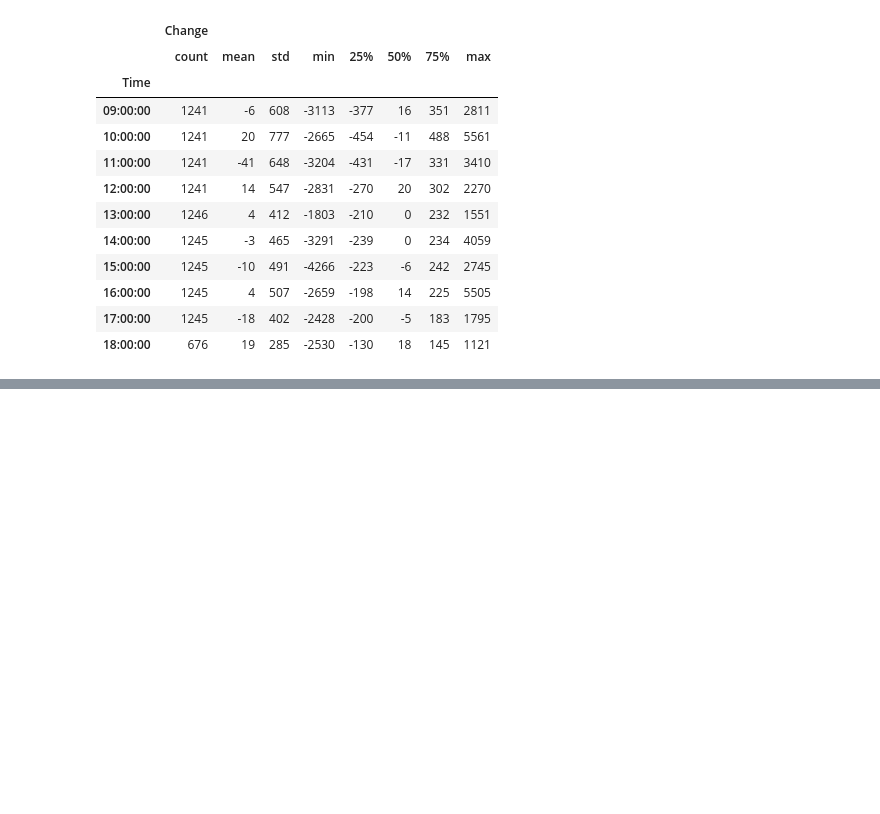
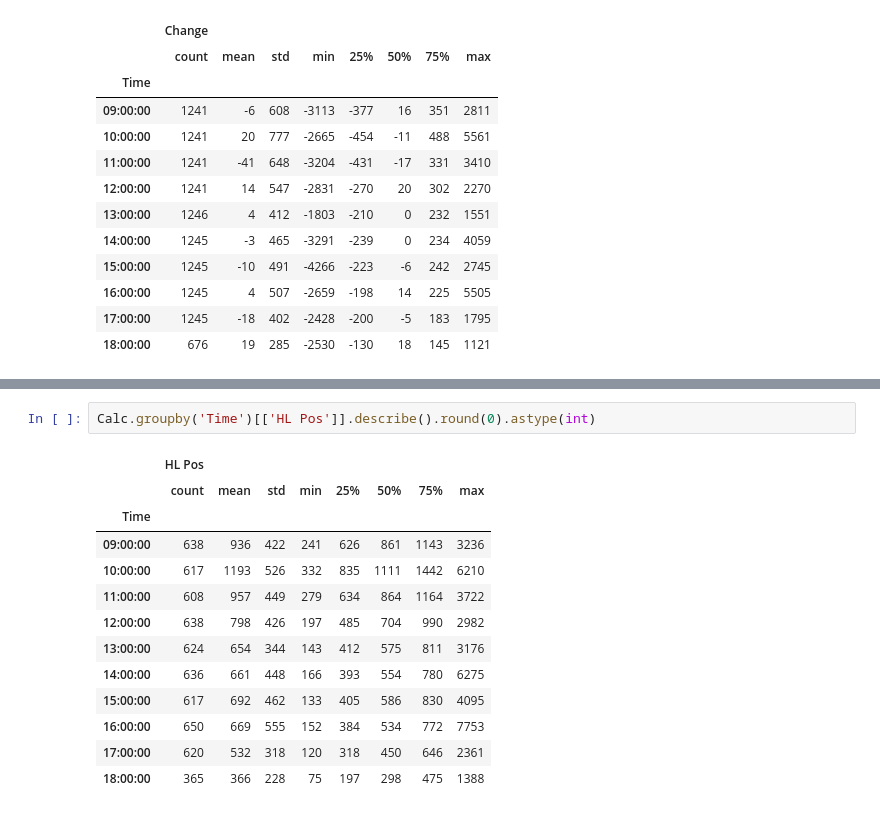
Before and after one commit to jhvissotto/Analise-Probabilistica-do-Mini-Indice, a Jupyter notebook: Stats Intra/Hourly Amplitude.ipynb, the cells around one changed output, grey strips where cells are left out. Saved outputs shown, nothing was run; the diff lists cells and outputs as text; blank space fills up the shorter version.

```diff
--- a/Stats Intra/Hourly Amplitude.ipynb
+++ b/Stats Intra/Hourly Amplitude.ipynb
@@ -143,0 +151,16 @@ Calc.groupby('Time')[['Change Neg']].describe().round(0).astype(int)
+# %%
+Calc.groupby('Time')[['HL Pos']].describe().round(0).astype(int)
+# %% [output]
+|  | HL Pos |  |  |  |  |  |  |  |
+|  | count | mean | std | min | 25% | 50% | 75% | max |
+| Time |  |  |  |  |  |  |  |  |
+| 09:00:00 | 638 | 936 | 422 | 241 | 626 | 861 | 1143 | 3236 |
+| 10:00:00 | 617 | 1193 | 526 | 332 | 835 | 1111 | 1442 | 6210 |
+| 11:00:00 | 608 | 957 | 449 | 279 | 634 | 864 | 1164 | 3722 |
+| 12:00:00 | 638 | 798 | 426 | 197 | 485 | 704 | 990 | 2982 |
+| 13:00:00 | 624 | 654 | 344 | 143 | 412 | 575 | 811 | 3176 |
+| 14:00:00 | 636 | 661 | 448 | 166 | 393 | 554 | 780 | 6275 |
+| 15:00:00 | 617 | 692 | 462 | 133 | 405 | 586 | 830 | 4095 |
+| 16:00:00 | 650 | 669 | 555 | 152 | 384 | 534 | 772 | 7753 |
+| 17:00:00 | 620 | 532 | 318 | 120 | 318 | 450 | 646 | 2361 |
+| 18:00:00 | 365 | 366 | 228 | 75 | 197 | 298 | 475 | 1388 |
```
Also changed, not shown: parts of 11 cells of this notebook, 7 other files.
